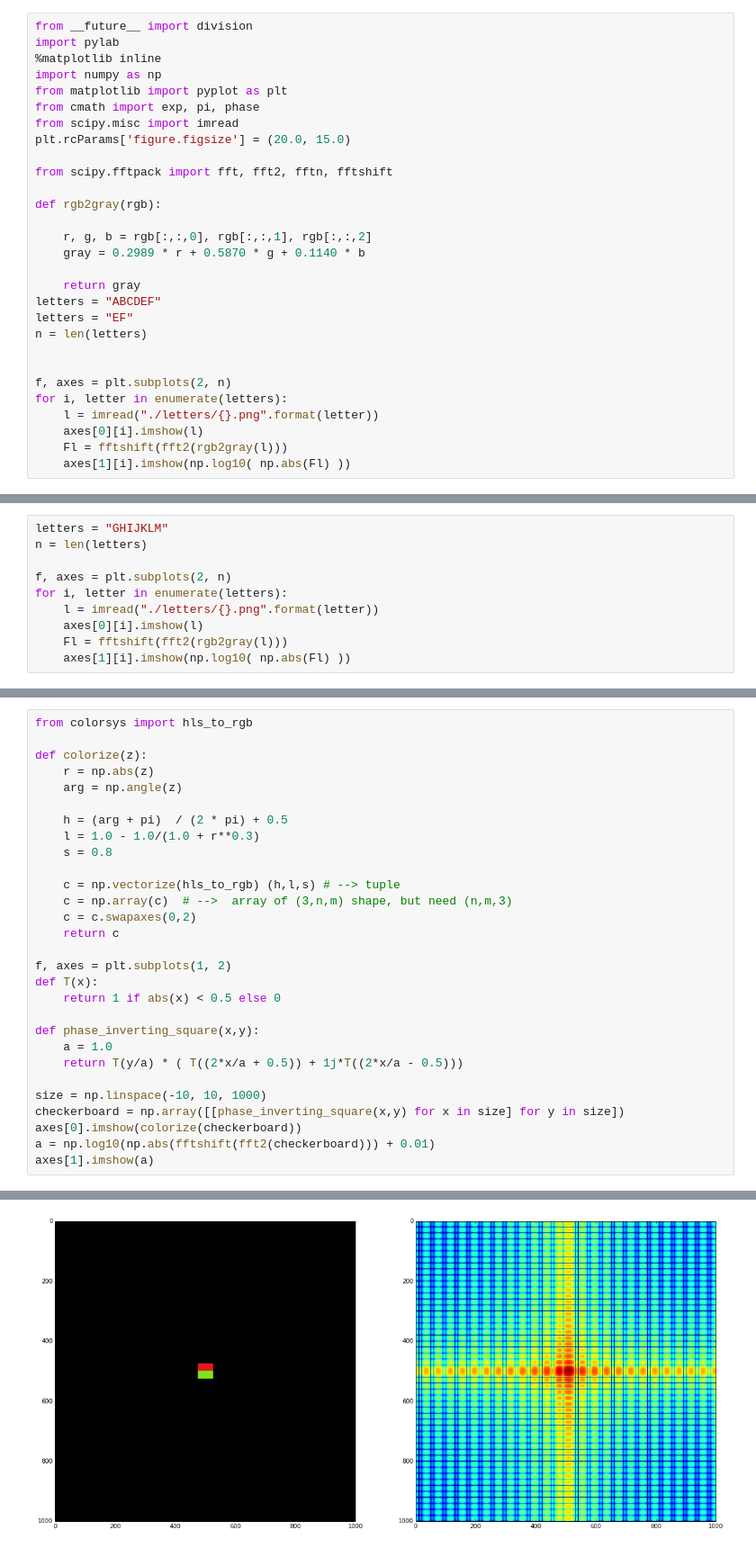
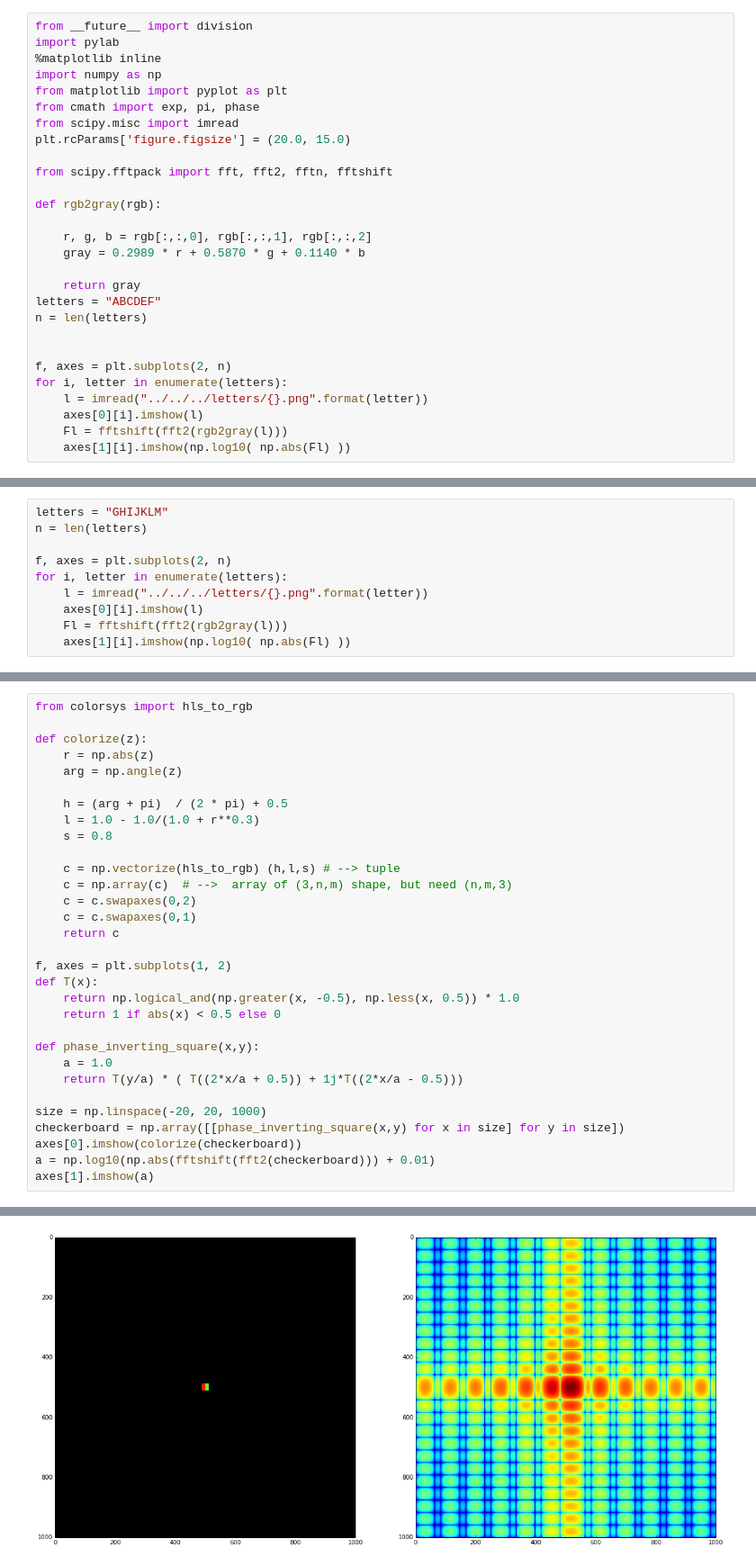
Before and after one commit to TomHodson/Notebooks, a Jupyter notebook: Diffraction patterns.ipynb, the cells around one changed output, grey strips where cells are left out. Shown at 90% size. Drawn from its saved outputs; the diff is of its cells as text.

```diff
--- a/Diffraction patterns.ipynb
+++ b/Diffraction patterns.ipynb
@@ -17,13 +17,12 @@ def rgb2gray(rgb):
 
     return gray
 letters = "ABCDEF"
-letters = "EF"
 n = len(letters)
 
 
 f, axes = plt.subplots(2, n)
 for i, letter in enumerate(letters):
-    l = imread("./letters/{}.png".format(letter))
+    l = imread("../../../letters/{}.png".format(letter))
     axes[0][i].imshow(l)
     Fl = fftshift(fft2(rgb2gray(l)))
     axes[1][i].imshow(np.log10( np.abs(Fl) ))
@@ -35,7 +34,7 @@ n = len(letters)
 
 f, axes = plt.subplots(2, n)
 for i, letter in enumerate(letters):
-    l = imread("./letters/{}.png".format(letter))
+    l = imread("../../../letters/{}.png".format(letter))
     axes[0][i].imshow(l)
     Fl = fftshift(fft2(rgb2gray(l)))
     axes[1][i].imshow(np.log10( np.abs(Fl) ))
@@ -54,32 +53,34 @@ axes[1].imshow(a)
 # %%
 from colorsys import hls_to_rgb
 
 def colorize(z):
     r = np.abs(z)
     arg = np.angle(z)
 
     h = (arg + pi)  / (2 * pi) + 0.5
     l = 1.0 - 1.0/(1.0 + r**0.3)
     s = 0.8
 
     c = np.vectorize(hls_to_rgb) (h,l,s) # --> tuple
     c = np.array(c)  # -->  array of (3,n,m) shape, but need (n,m,3)
     c = c.swapaxes(0,2)
+    c = c.swapaxes(0,1)
     return c
 
 f, axes = plt.subplots(1, 2)
 def T(x):
+    return np.logical_and(np.greater(x, -0.5), np.less(x, 0.5)) * 1.0
     return 1 if abs(x) < 0.5 else 0
 
 def phase_inverting_square(x,y):
     a = 1.0
     return T(y/a) * ( T((2*x/a + 0.5)) + 1j*T((2*x/a - 0.5)))
 
-size = np.linspace(-10, 10, 1000)
+size = np.linspace(-20, 20, 1000)
 checkerboard = np.array([[phase_inverting_square(x,y) for x in size] for y in size])
 axes[0].imshow(colorize(checkerboard))
 a = np.log10(np.abs(fftshift(fft2(checkerboard))) + 0.01)
 axes[1].imshow(a)
 # %% [output]
 <matplotlib.image.AxesImage at 0x...>
-[figure, old version]
+[figure, new version]
```
Also changed, not shown: parts of 2 cells of this notebook, 2 other files.
